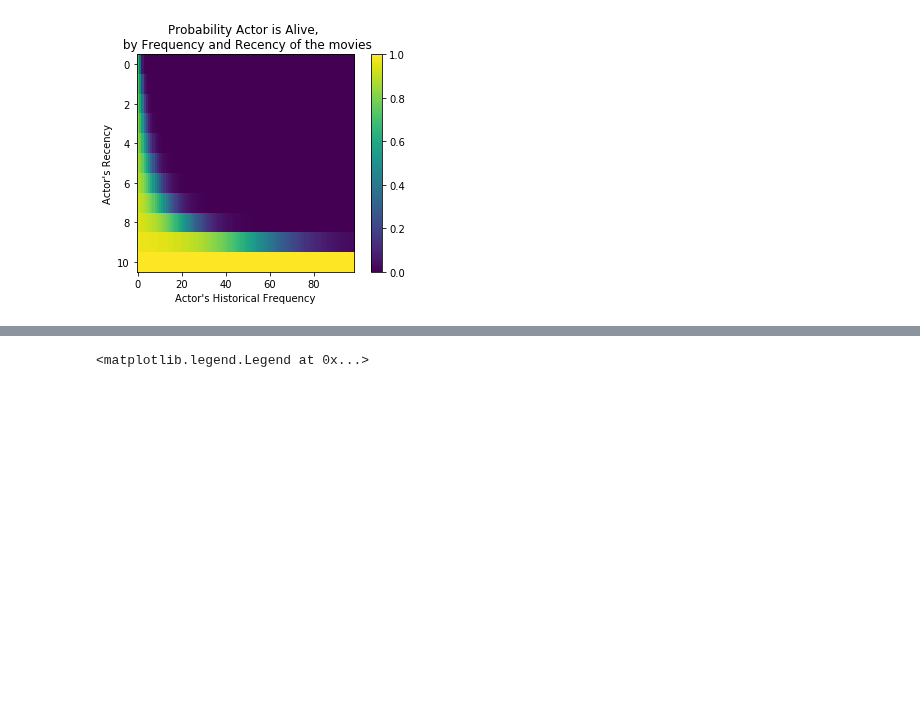
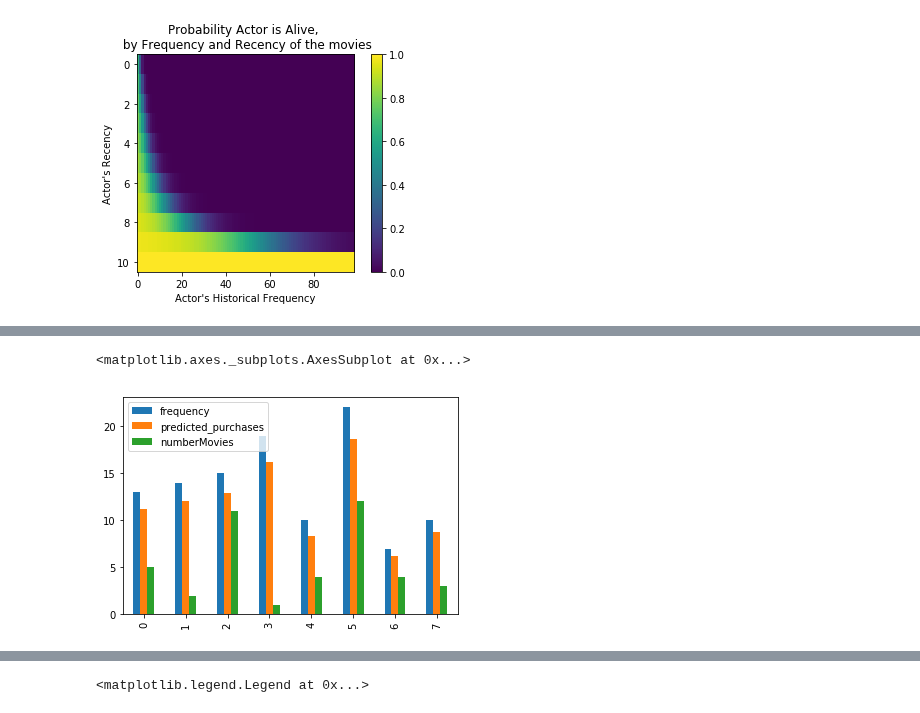
Before and after one commit to MaximeKan/Statistical-Modeling, a Jupyter notebook: Actors_movie_counts.ipynb, the cells around one changed output, grey strips where cells are left out. Saved outputs shown, nothing was run; the diff lists cells and outputs as text; code cells hidden in the pictures; blank space fills up the shorter version.

Commit message:
Continued Documentation until prediction example

```diff
--- a/Actors_movie_counts.ipynb
+++ b/Actors_movie_counts.ipynb
@@ -612,0 +616,9 @@ individual
+# %%
+predictions = movie_counts_reshape[movie_counts_reshape.primaryName.isin(actors)][["primaryName","frequency","predicted_purchases"]]
+real_number = movie_counts_validation[movie_counts_validation.primaryName.isin(actors)].groupby('primaryName').agg({'numberMovies':'sum'})
+predictions_actors = predictions.merge(real_number, on = "primaryName")
+# %%
+predictions_actors.plot(kind = "bar")
+# %% [output]
+<matplotlib.axes._subplots.AxesSubplot at 0x...>
+[figure, added]
```
Also changed, not shown: parts of 21 cells of this notebook.
